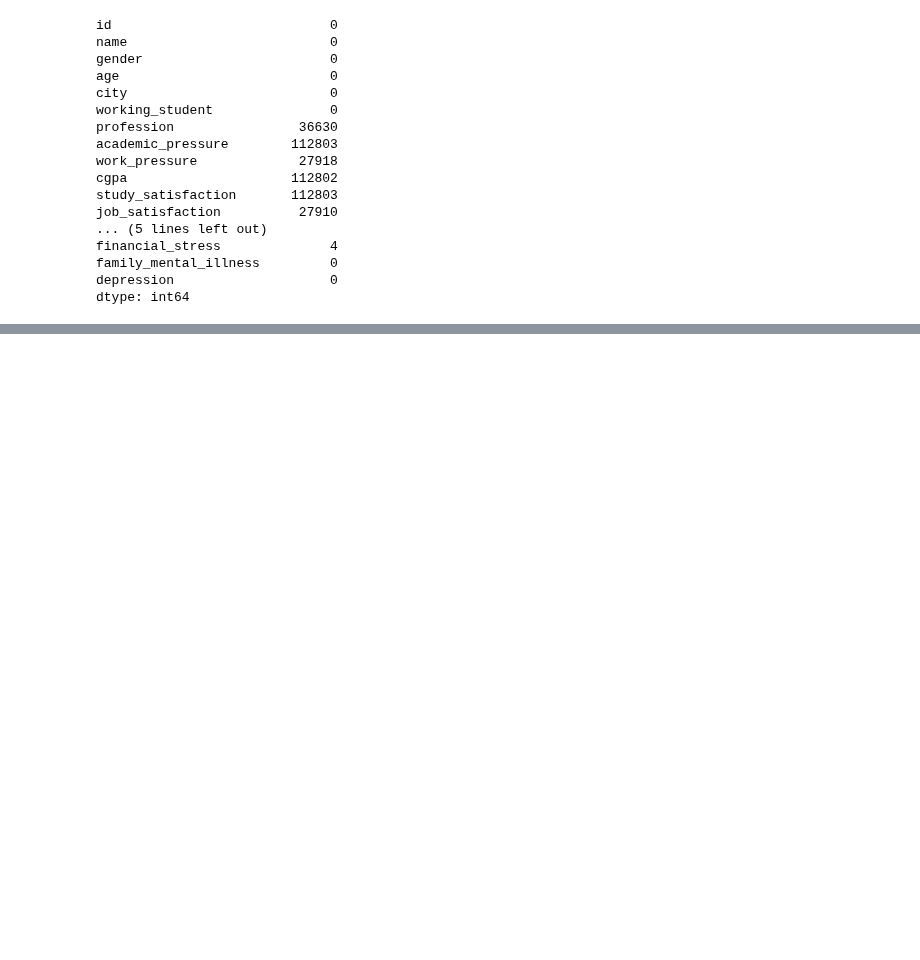
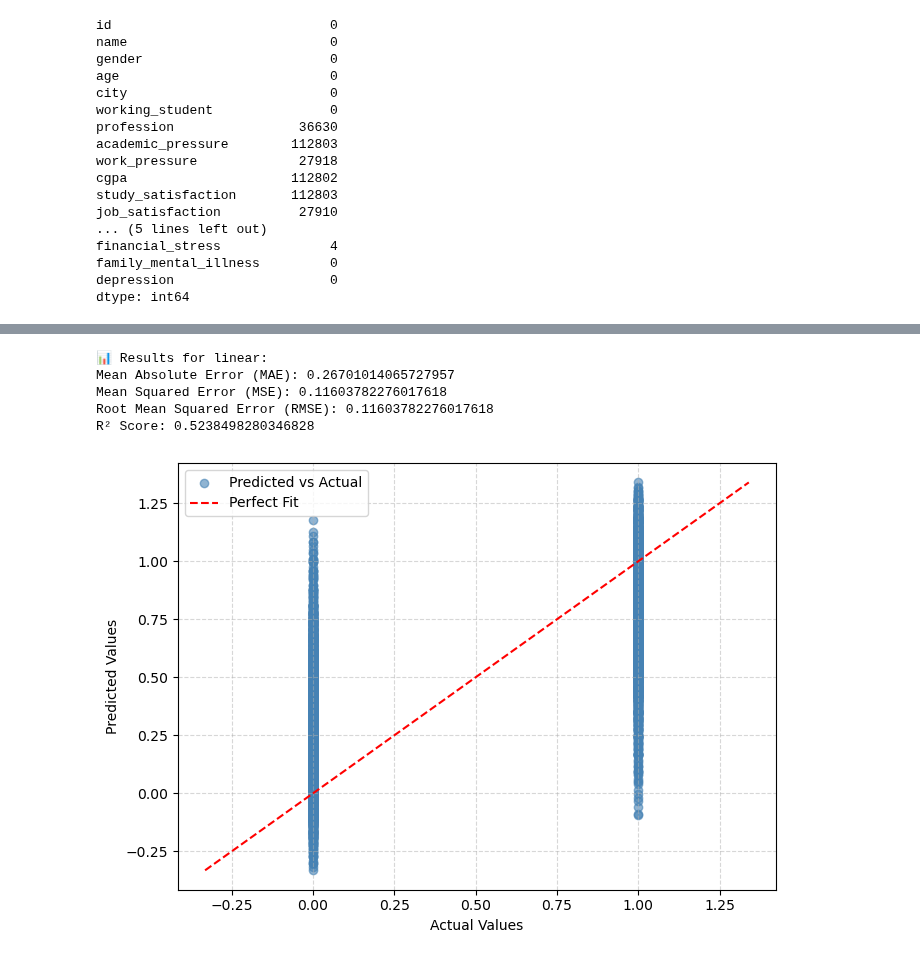
Before and after one commit to nikankad/COS322-depression, a Jupyter notebook: src/main.ipynb, the cells around one changed output, grey strips where cells are left out. Cells and saved outputs as stored; diff of their text form; code cells hidden in the pictures; blank space fills up the shorter version.

```diff
--- a/src/main.ipynb
+++ b/src/main.ipynb
@@ -165,0 +181,13 @@ display(working_df)
+# %%
+from OurModels import LinearRegressionModel
+model = LinearRegressionModel()
+modelResults = model.train(students_df)
+model.output(*modelResults)  # unpack y_pred, y_test
+model.charts(*modelResults)
+# %% [output]
+📊 Results for linear:
+Mean Absolute Error (MAE): 0.26701014065727957
+Mean Squared Error (MSE): 0.11603782276017618
+Root Mean Squared Error (RMSE): 0.11603782276017618
+R² Score: 0.5238498280346828
+[figure, added]
```
Also changed, not shown: parts of 4 cells of this notebook, 5 other files.
